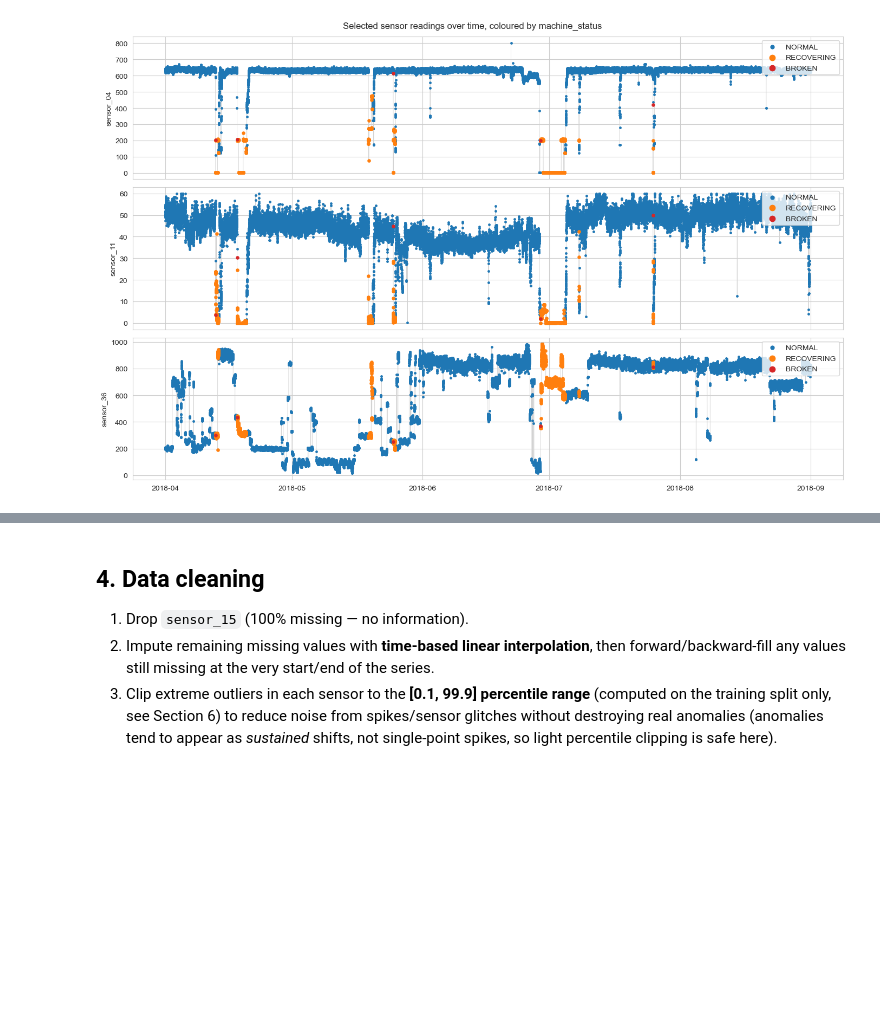
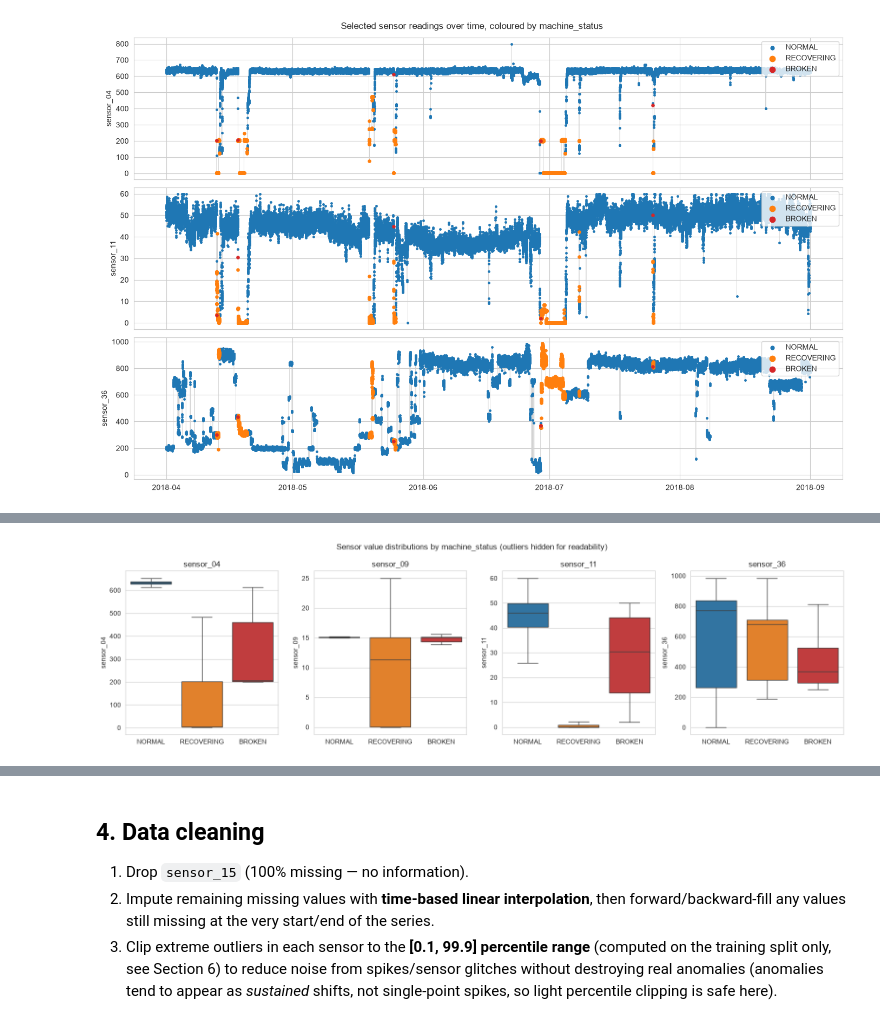
Before and after one commit to AveryDoan/PRT565-Assessment-4-Group-Report, a Jupyter notebook: notebook.ipynb, the cells around one changed output, grey strips where cells are left out. Saved outputs shown, nothing was run; the diff lists cells and outputs as text; code cells hidden in the pictures; blank space fills up the shorter version.

```diff
--- a/notebook.ipynb
+++ b/notebook.ipynb
@@ -251,0 +262,15 @@ plt.show()
+# %%
+eda_sensors = ['sensor_04', 'sensor_09', 'sensor_11', 'sensor_36']
+
+fig, axes = plt.subplots(1, len(eda_sensors), figsize=(16, 4.5))
+for ax, s in zip(axes, eda_sensors):
+    sns.boxplot(data=df, x='machine_status', y=s, ax=ax,
+                order=['NORMAL', 'RECOVERING', 'BROKEN'],
+                palette=status_colors, showfliers=False)
+    ax.set_title(s)
+    ax.set_xlabel('')
+plt.suptitle('Sensor value distributions by machine_status (outliers hidden for readability)')
+plt.tight_layout()
+plt.show()
+# %% [output]
+[figure, added]
```
Also changed, not shown: parts of 30 cells of this notebook.
